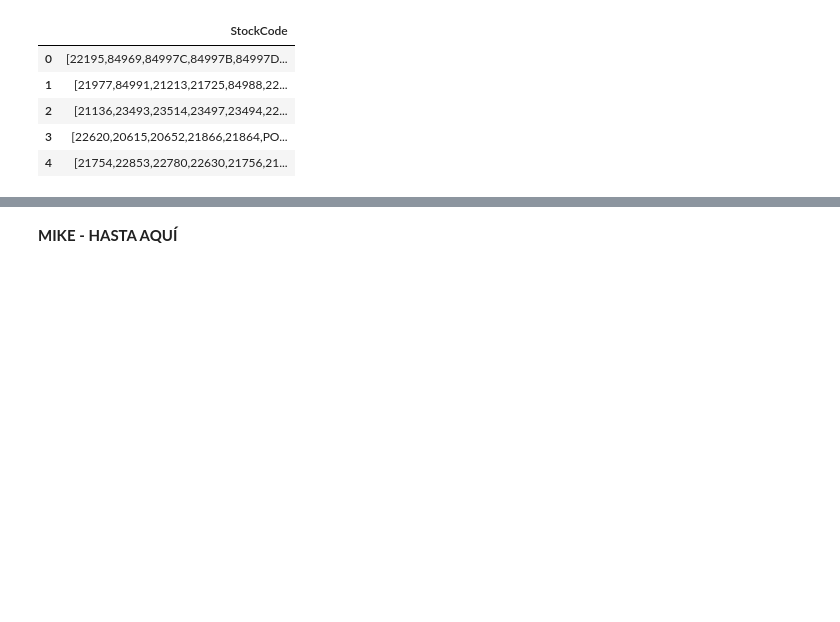
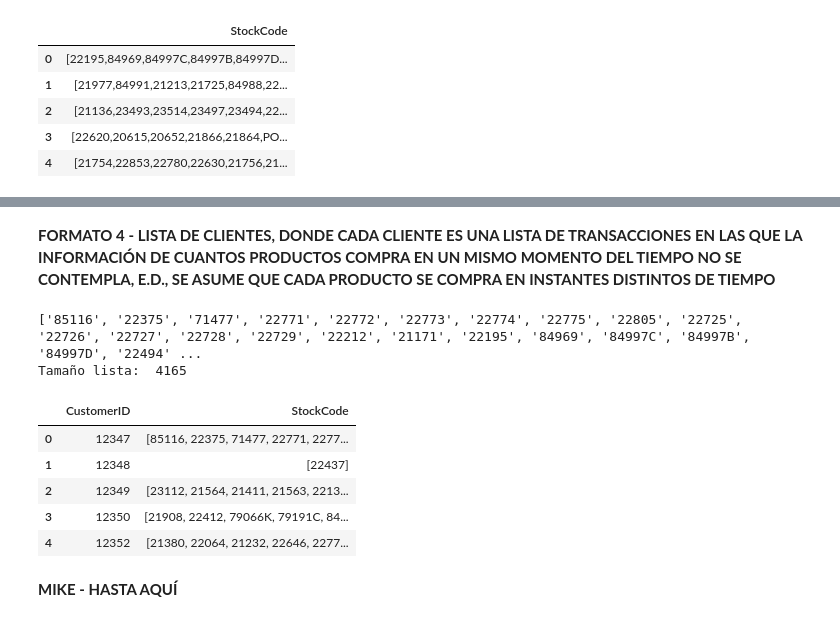
Before and after one commit to 9105507/MINERIA_DE_DATOS_23_24, a Jupyter notebook: Lab2_Mike.ipynb, the cells around one changed output, grey strips where cells are left out. Drawn from its saved outputs; the diff is of its cells as text; code cells hidden in the pictures; blank space fills up the shorter version.

```diff
--- a/Lab2_Mike.ipynb
+++ b/Lab2_Mike.ipynb
@@ -584,3 +582,22 @@ print(gsp_list[0:2])
+# %% [markdown]
+**FORMATO 4 - LISTA DE CLIENTES, DONDE CADA CLIENTE ES UNA LISTA DE TRANSACCIONES EN LAS QUE LA INFORMACIÓN DE CUANTOS PRODUCTOS COMPRA EN UN MISMO MOMENTO DEL TIEMPO NO SE CONTEMPLA, E.D., SE ASUME QUE CADA PRODUCTO SE COMPRA EN INSTANTES DISTINTOS DE TIEMPO**
+# %%
+gsp_df = pd.DataFrame(df.sort_values('InvoiceNo')) #Se ordena por tiempo
+gsp_df = pd.DataFrame(df.groupby(['CustomerID'])['StockCode'].agg(list).reset_index()) #Se agrupa por cliente
+gsp_df['StockCode'] = gsp_df['StockCode'].apply(lambda x: [str(item) for item in x]) # Se convierten todos los productos en string
+gsp_list = gsp_df['StockCode'].tolist() #Convertimos la columna de productos en una lista que esta ordenada por cliente
+print(gsp_list[0]) #Todas las compras de UN cliente, perdiendo la información de cuantos productos compra en un mismo momento del tiempo
+print("Tamaño lista: ", len(gsp_list)) #La lista tiene la misma longitud que el nº total de Clientes
+gsp_df.head()
+# %% [output]
+['85116', '22375', '71477', '22771', '22772', '22773', '22774', '22775', '22805', '22725', '22726', '22727', '22728', '22729', '22212', '21171', '22195', '84969', '84997C', '84997B', '84997D', '22494' ...
+Tamaño lista:  4165
+|  | CustomerID | StockCode |
+| 0 | 12347 | [85116, 22375, 71477, 22771, 2277... |
+| 1 | 12348 | [22437] |
+| 2 | 12349 | [23112, 21564, 21411, 21563, 2213... |
+| 3 | 12350 | [21908, 22412, 79066K, 79191C, 84... |
+| 4 | 12352 | [21380, 22064, 21232, 22646, 2277... |
 # %% [markdown]
 **MIKE - HASTA AQUÍ**
 # %% [markdown]
```
Also changed, not shown: parts of 29 cells of this notebook.
